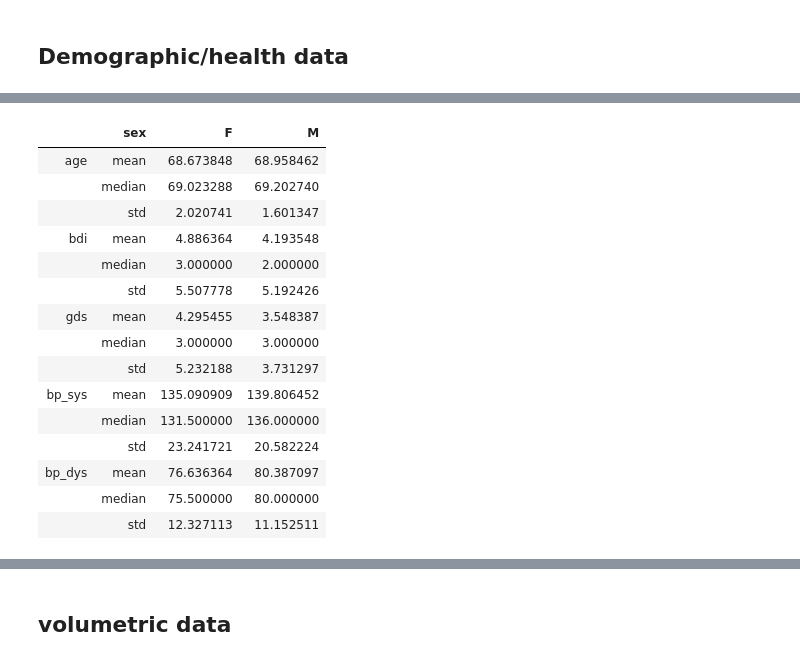
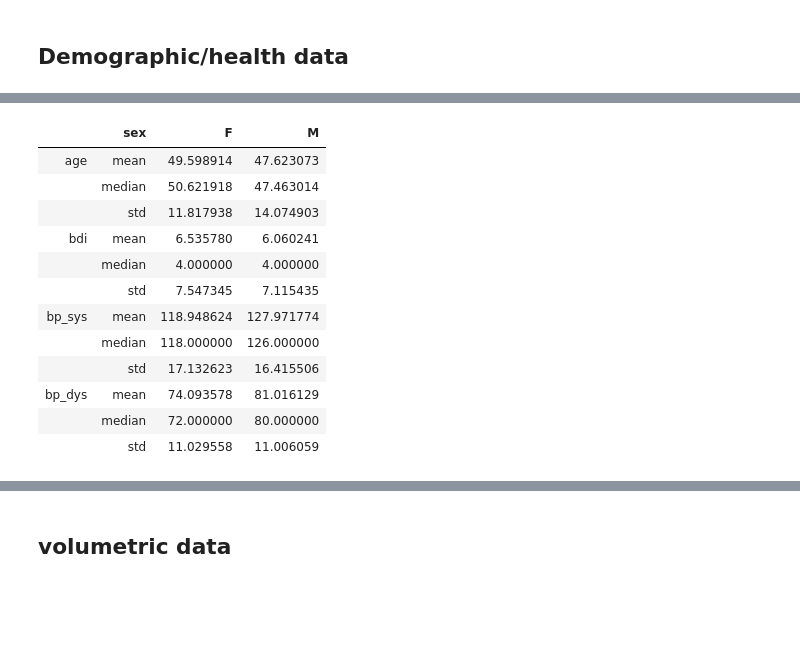
Before and after one commit to tbweng/rocklandsample-summary, a Jupyter notebook: stats.ipynb, the cells around one changed output, grey strips where cells are left out. Drawn from its saved outputs; the diff is of its cells as text; code cells hidden in the pictures; blank space fills up the shorter version.

```diff
--- a/stats.ipynb
+++ b/stats.ipynb
@@ -42,7 +42,7 @@ df['sex'] = df.dem_002.apply(convert(lambda x: {'1': 'M', '2': 'F'}[x], np.nan))
 # remove non-numeric
 df = df[pd.to_numeric(df['dem_002'], errors='coerce').notnull()]
 df = df[pd.to_numeric(df['dbdi_22'], errors='coerce').notnull()]
-df = df[pd.to_numeric(df['gdsc_31'], errors='coerce').notnull()]
+# df = df[pd.to_numeric(df['gdsc_31'], errors='coerce').notnull()]
 df = df[pd.to_numeric(df['cogfq_26'], errors='coerce').notnull()]
 # %%
 df['height'] = df.height_01.apply(lambda f: float(f) if f != '.' else 0.0)
@@ -55,7 +55,7 @@ df['med_v2'] = df['dsmeds_00'].apply(lambda f: float(f) if f != '.' else 0.0)
 df['moca'] = df.moca_01.apply(lambda f: float(f) if f != '.' else 0.0)
 df['wasi'] = df.int_01.apply(lambda f: float(f) if f != '.' else 0.0)
 df['bdi'] = df.dbdi_22.apply(lambda f: float(f) if f != '.' else 0.0)
-df['gds'] = df.gdsc_31.apply(lambda f: float(f) if f != '.' else 0.0)
+# df['gds'] = df.gdsc_31.apply(lambda f: float(f) if f != '.' else 0.0)
 df['dkefs'] = df.dkefstmt_01.apply(lambda f: float(f) if f != '.' else 0.0)
 df['cfq'] = df.cogfq_26.apply(lambda f: float(f) if f != '.' else 0.0)
 
@@ -422,30 +438,26 @@ with open('derivs.pkl', 'wb') as f:
 # %%
 df[(df.age > 25) & df.session.str.startswith('BAS')] \
     .groupby('sex') \
     .agg({
         'age': ['mean', 'median', 'std'],
         'bdi': ['mean', 'median','std'],
-        'gds': ['mean', 'median','std'],
         'bp_sys': ['mean', 'median','std'],
         'bp_dys': ['mean', 'median','std'],
     }) \
     .transpose()
 # %% [output]
 |  | sex | F | M |
-| age | mean | 68.673848 | 68.958462 |
-|  | median | 69.023288 | 69.202740 |
-|  | std | 2.020741 | 1.601347 |
-| bdi | mean | 4.886364 | 4.193548 |
-|  | median | 3.000000 | 2.000000 |
-|  | std | 5.507778 | 5.192426 |
-| gds | mean | 4.295455 | 3.548387 |
-|  | median | 3.000000 | 3.000000 |
-|  | std | 5.232188 | 3.731297 |
-| bp_sys | mean | 135.090909 | 139.806452 |
-|  | median | 131.500000 | 136.000000 |
-|  | std | 23.241721 | 20.582224 |
-| bp_dys | mean | 76.636364 | 80.387097 |
-|  | median | 75.500000 | 80.000000 |
-|  | std | 12.327113 | 11.152511 |
+| age | mean | 49.598914 | 47.623073 |
+|  | median | 50.621918 | 47.463014 |
+|  | std | 11.817938 | 14.074903 |
+| bdi | mean | 6.535780 | 6.060241 |
+|  | median | 4.000000 | 4.000000 |
+|  | std | 7.547345 | 7.115435 |
+| bp_sys | mean | 118.948624 | 127.971774 |
+|  | median | 118.000000 | 126.000000 |
+|  | std | 17.132623 | 16.415506 |
+| bp_dys | mean | 74.093578 | 81.016129 |
+|  | median | 72.000000 | 80.000000 |
+|  | std | 11.029558 | 11.006059 |
 # %%
 sdf = df[(df.age > 25) & df.session.str.startswith('BAS')] \
```
Also changed, not shown: parts of 3 cells of this notebook.
